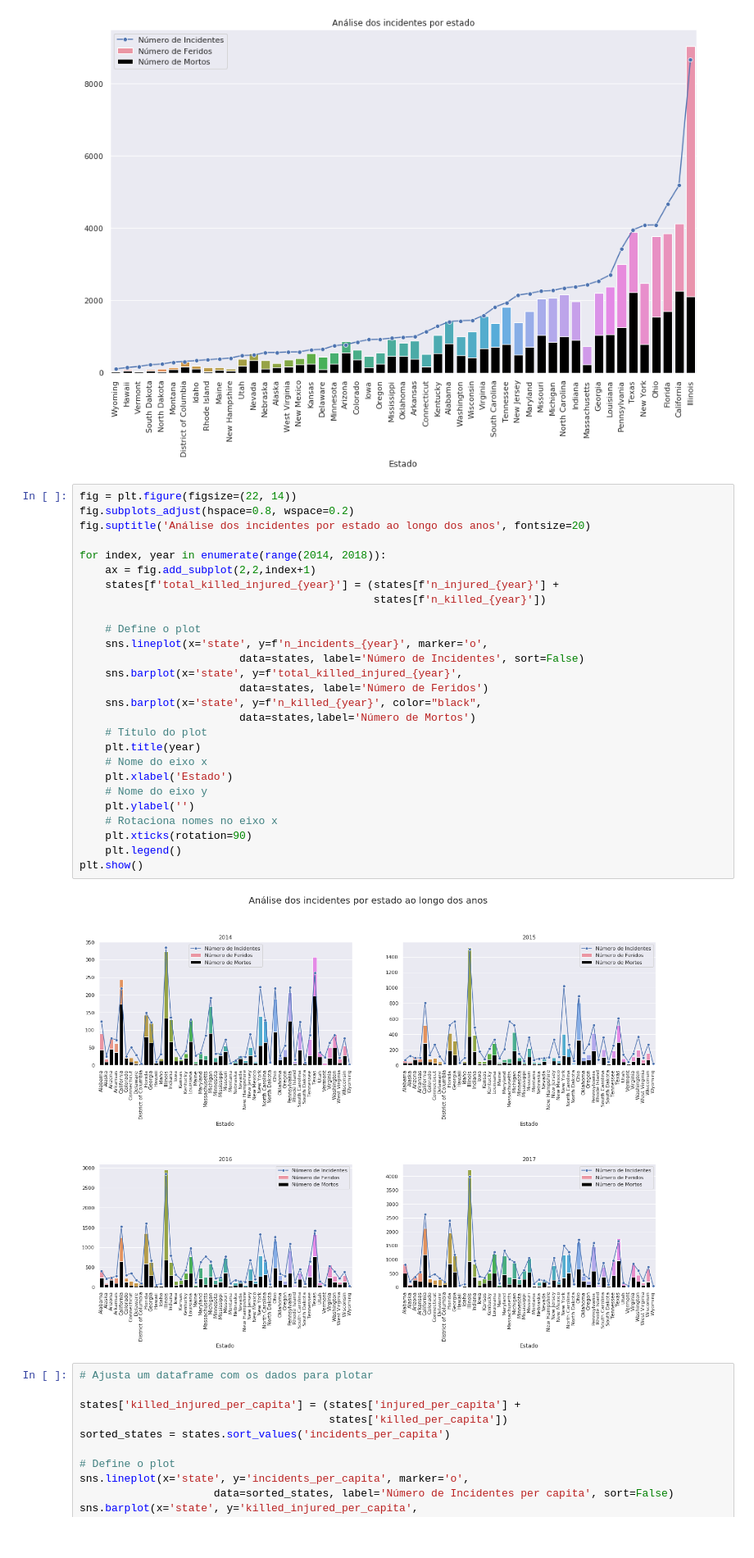
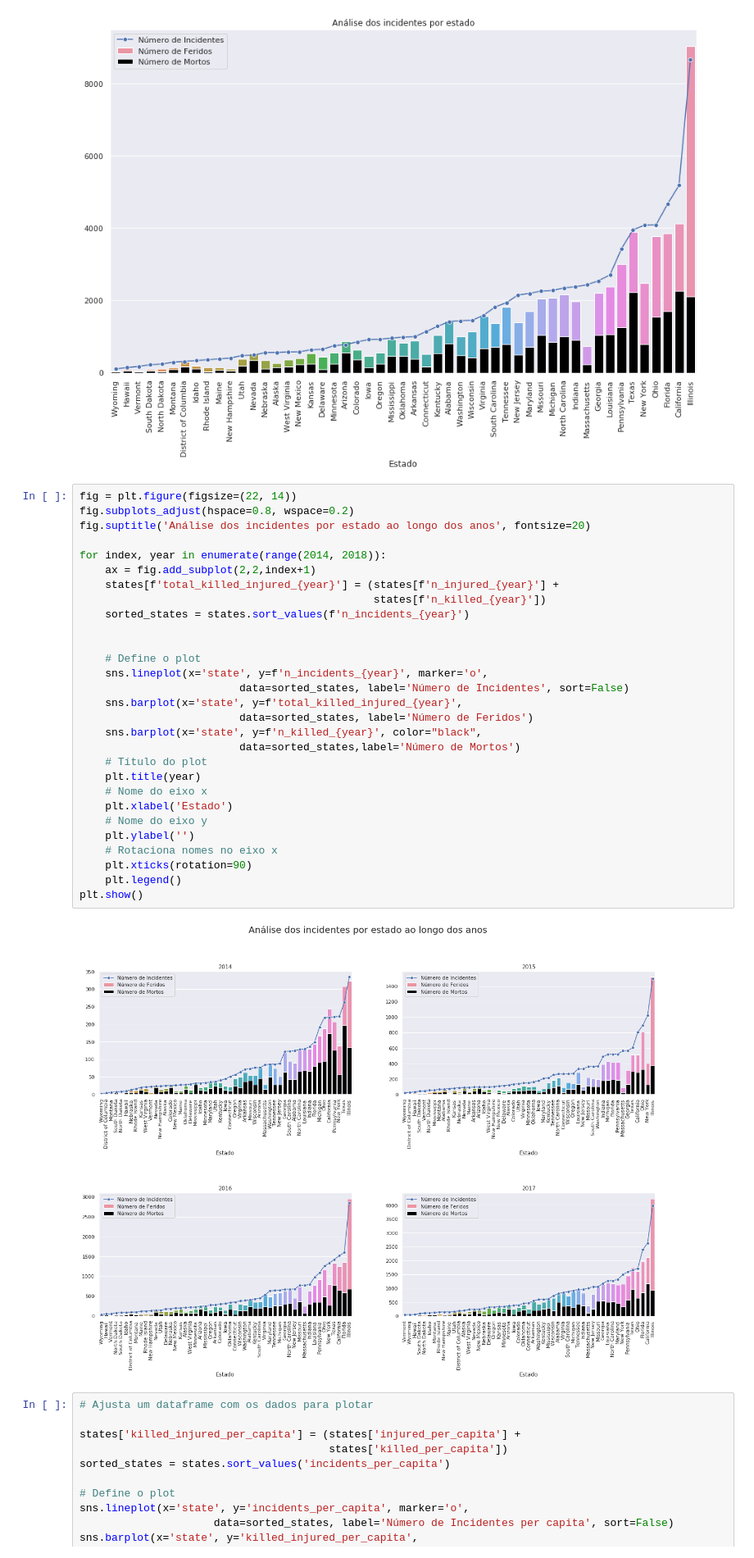
Before and after one commit to PedroPrisxzma/DataScience-Project, a Jupyter notebook: notebooks/Exploratory_Analysis.ipynb, the cells around one changed output. Shown at 82% size. Cells and saved outputs as stored; diff of their text form.

```diff
--- a/notebooks/Exploratory_Analysis.ipynb
+++ b/notebooks/Exploratory_Analysis.ipynb
@@ -69,32 +69,34 @@ plt.show()
 # %%
 fig = plt.figure(figsize=(22, 14))
 fig.subplots_adjust(hspace=0.8, wspace=0.2)
 fig.suptitle('Análise dos incidentes por estado ao longo dos anos', fontsize=20)
 
 for index, year in enumerate(range(2014, 2018)):
     ax = fig.add_subplot(2,2,index+1)
     states[f'total_killed_injured_{year}'] = (states[f'n_injured_{year}'] +
                                               states[f'n_killed_{year}'])
+    sorted_states = states.sort_values(f'n_incidents_{year}')
+
 
     # Define o plot
     sns.lineplot(x='state', y=f'n_incidents_{year}', marker='o',
-                         data=states, label='Número de Incidentes', sort=False)
+                         data=sorted_states, label='Número de Incidentes', sort=False)
     sns.barplot(x='state', y=f'total_killed_injured_{year}',
-                         data=states, label='Número de Feridos')
+                         data=sorted_states, label='Número de Feridos')
     sns.barplot(x='state', y=f'n_killed_{year}', color="black",
-                         data=states,label='Número de Mortos')
+                         data=sorted_states,label='Número de Mortos')
     # Título do plot
     plt.title(year)
     # Nome do eixo x
     plt.xlabel('Estado')
     # Nome do eixo y
     plt.ylabel('')
     # Rotaciona nomes no eixo x
     plt.xticks(rotation=90)
     plt.legend()
 plt.show()
 # %% [output]
-[figure, old version]
+[figure, new version]
 # %%
 # Ajusta um dataframe com os dados para plotar
 
```
Also changed, not shown: parts of 2 cells of this notebook.
